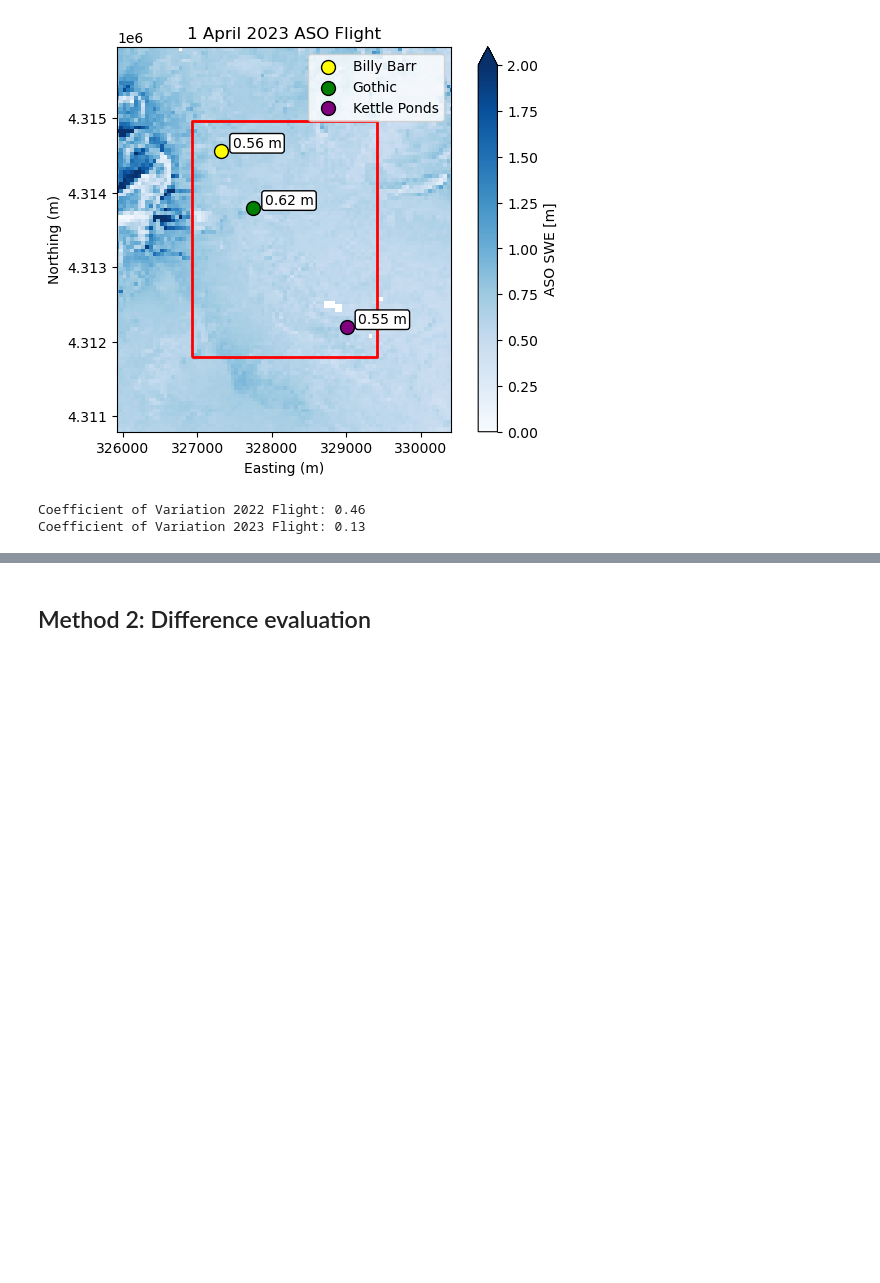
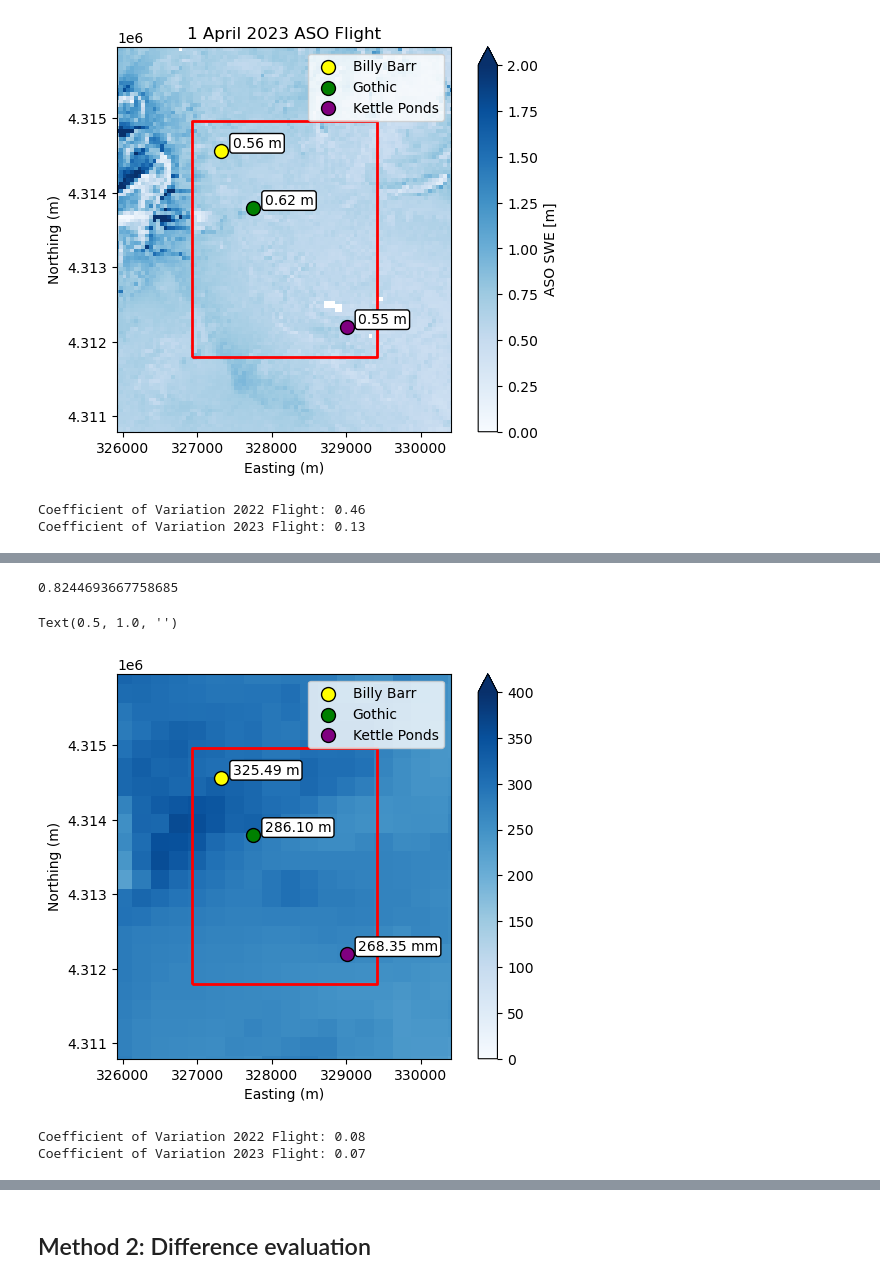
Before and after one commit to dlhogan97/S3-precipitation-rodeo, a Jupyter notebook: 03_analysis/08_site_variability.ipynb, the cells around one changed output, grey strips where cells are left out. Saved outputs shown, nothing was run; the diff lists cells and outputs as text; code cells hidden in the pictures; blank space fills up the shorter version.

```diff
--- a/03_analysis/08_site_variability.ipynb
+++ b/03_analysis/08_site_variability.ipynb
@@ -257,0 +282,3 @@ Coefficient of Variation 2023 Flight: 0.13
+# %%
+snowfall_total_2022 = ds[['snow_rate_ws88diw','snow_rate_m2009_1','snow_rate_m2009_2','snow_rate_ws2012']].sel(time=slice('2021-12-01','2022-03-31')).sum(dim='time') / 12
+snowfall_total_2023 = ds[['snow_rate_ws88diw','snow_rate_m2009_1','snow_rate_m2009_2','snow_rate_ws2012']].sel(time=slice('2022-12-01','2023-03-31')).sum(dim='time') / 12
@@ -257,0 +290,3 @@ Coefficient of Variation 2023 Flight: 0.13
+# %%
+snowfall_total_2023_computed = client.compute(snowfall_total_2023)
+progress(snowfall_total_2023_computed)
@@ -257,0 +295,3 @@ Coefficient of Variation 2023 Flight: 0.13
+# %%
+snowfall_total_2022_result = snowfall_total_2022_computed.result()
+snowfall_total_2023_result = snowfall_total_2023_computed.result()
@@ -257,0 +320,55 @@ Coefficient of Variation 2023 Flight: 0.13
+# %%
+# convert crs to match billy barr
+snowfall_rxr_2022 = snowfall_rxr_2022.rio.reproject(billy_barr_gdf.crs)
+snowfall_rxr_2023 = snowfall_rxr_2023.rio.reproject(billy_barr_gdf.crs)
+snowfall_rxr_all = snowfall_rxr_all.rio.reproject(billy_barr_gdf.crs)
+# %%
+bb_val = snowfall_rxr_2023.sel(x=billy_barr_gdf.geometry.x.values[0], y=billy_barr_gdf.geometry.y.values[0], method="nearest").values
+gothic_val = snowfall_rxr_2023.sel(x=gothic_gdf.geometry.x.values[0], y=gothic_gdf.geometry.y.values[0], method="nearest").values
+kettle_ponds_val = snowfall_rxr_2023.sel(x=kettle_ponds_gdf.geometry.x.values[0], y=kettle_ponds_gdf.geometry.y.values[0], method="nearest").values
+
+print(kettle_ponds_val/bb_val)
+# %% [output]
+0.8244693667758685
+# %%
+# plot flight with rectangle
+fig, ax = plt.subplots(figsize=(7,5))
+(snowfall_rxr_2023).plot(ax=ax, cmap='Blues', vmin=0, vmax=400)
+site_rect.boundary.plot(ax=ax, color='red', linewidth=2)
+billy_barr_gdf.plot(ax=ax, color='yellow', ec='black', markersize=100, label='Billy Barr')
+ax.text(billy_barr_gdf.geometry.x.values[0]+150,
+        billy_barr_gdf.geometry.y.values[0]+50, f"{bb_val:.2f} m", color='black',
+        bbox=dict(facecolor='white', alpha=1, edgecolor='black', boxstyle='round,pad=0.2'))
+gothic_gdf.plot(ax=ax, color='green', ec='black', markersize=100, label='Gothic')
+ax.text(gothic_gdf.geometry.x.values[0]+150,
+        gothic_gdf.geometry.y.values[0]+50, f"{gothic_val:.2f} m", color='black',
+        bbox=dict(facecolor='white', alpha=1, edgecolor='black', boxstyle='round,pad=0.2'))
+kettle_ponds_gdf.plot(ax=ax, color='purple', ec='black', markersize=100, label='Kettle Ponds')
+ax.text(kettle_ponds_gdf.geometry.x.values[0]+150,
+        kettle_ponds_gdf.geometry.y.values[0]+50, f"{kettle_ponds_val:.2f} mm",
+        color='black',
+        bbox=dict(facecolor='white', alpha=1, edgecolor='black', boxstyle='round,pad=0.2'))
+ax.legend()
+ax.set_xlim(minx-1000, maxx+1000)
+ax.set_xlabel("Easting (m)")
+ax.set_ylim(miny-1000, maxy+1000)
+ax.set_ylabel("Northing (m)")
+plt.title("")
+# %% [output]
+Text(0.5, 1.0, '')
+[figure, added]
+# %%
+# crop to roi
+roi = site_rect.geometry.values
+roi_gdf = site_rect.to_crs(snowfall_rxr_2022.rio.crs)
+snowfall_rxr_2022_roi = snowfall_rxr_2022.rio.clip(roi_gdf.geometry, roi_gdf.crs)
+snowfall_rxr_2023_roi = snowfall_rxr_2023.rio.clip(roi_gdf.geometry, roi_gdf.crs)
+
+# calculate the coefficient of variation within the roi for each flight
+cv_2022 = (snowfall_rxr_2022_roi.std() / snowfall_rxr_2022_roi.mean()).values
+cv_2023 = (snowfall_rxr_2023_roi.std() / snowfall_rxr_2023_roi.mean()).values
+print(f"Coefficient of Variation 2022 Flight: {cv_2022:.2f}")
+print(f"Coefficient of Variation 2023 Flight: {cv_2023:.2f}")
+# %% [output]
+Coefficient of Variation 2022 Flight: 0.08
+Coefficient of Variation 2023 Flight: 0.07
```
Also changed, not shown: parts of 10 cells of this notebook.
